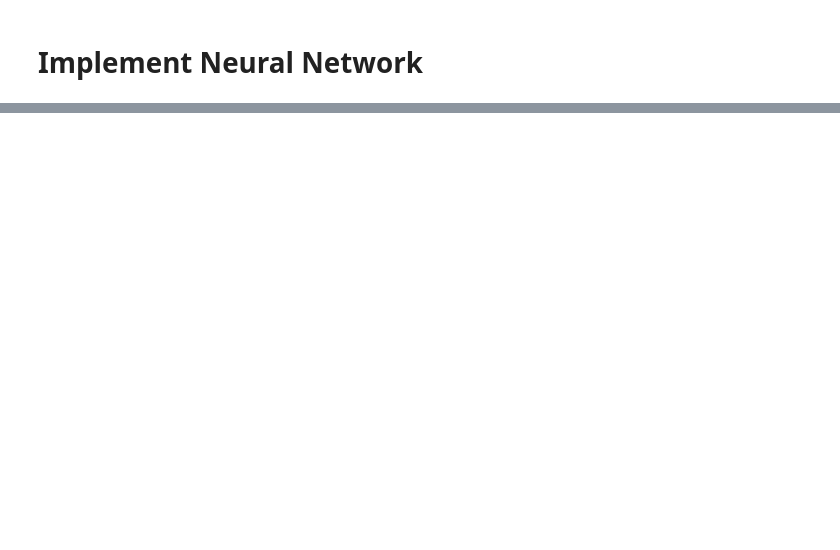
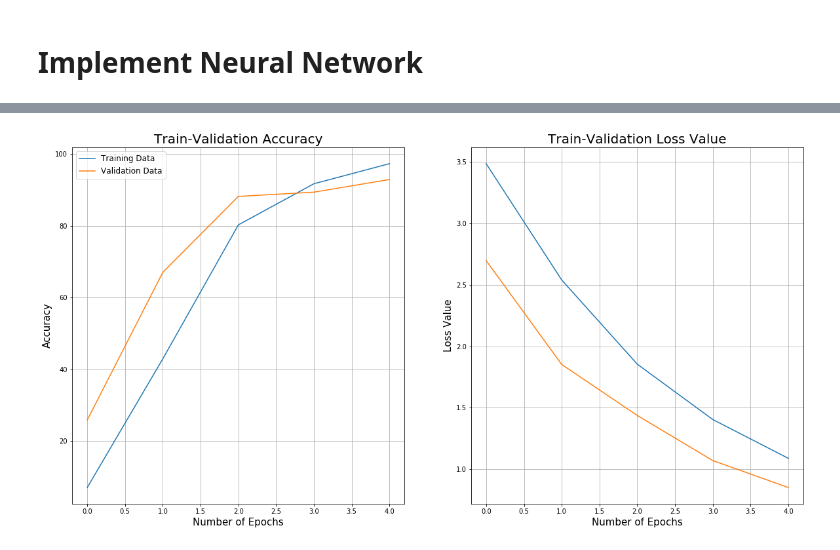
Before and after one commit to Versed-In-Tidy/NeuralNet_Project, a Jupyter notebook: Images/Modeling_test.ipynb, the cells around one changed output, grey strips where cells are left out. Drawn from its saved outputs; the diff is of its cells as text; code cells hidden in the pictures; blank space fills up the shorter version.

```diff
--- a/Images/Modeling_test.ipynb
+++ b/Images/Modeling_test.ipynb
@@ -186,7 +186,7 @@ momentum = 0.9         # Momentum for optimizer
 learning_rate = .001   # Learning rate for our model
 
 # User stuff
-print_every = 1        # How often do we want to print our performance?
+print_every = 5        # How often do we want to print our performance?
 # %%
 # Define your loss function, optimizer and features
 criterion = nn.CrossEntropyLoss()
@@ -222,7 +222,7 @@ for epoch in range(1, n_epochs+1):
     print(f'Epoch {epoch}\n')
 
     # Iterate through every training batch
-    for batch_idx, batch in enumerate(dataloader_test):
+    for batch_idx, batch in enumerate(dataloader_train):
 
         #Plus one over here to properly match the class_ids
         data_, target_ = batch['image'].to(device), batch['id_min_1'].to(device)
@@ -437,0 +433,23 @@ tensor([[-0.6166, -0.4916, -0.5066,  0.2180, -0.7647, -0.5675,  2.3030,  1.0329,
+# %%
+# Train-Validation Accuracy
+plt.figure(figsize=(20,10))
+plt.subplot(1, 2, 1)
+plt.title("Train-Validation Accuracy", fontsize=20)
+plt.plot(train_acc, label='Training Data')
+plt.plot(val_acc, label='Validation Data')
+plt.xlabel('Number of Epochs', fontsize=15)
+plt.ylabel('Accuracy', fontsize=15)
+plt.legend(loc='best', fontsize=12)
+plt.grid()
+
+# Train-Validation Loss Value
+plt.subplot(1, 2, 2)
+plt.title("Train-Validation Loss Value", fontsize=20)
+plt.plot(train_loss, label='Training Data')
+plt.plot(val_loss, label='Validation Data')
+plt.xlabel('Number of Epochs', fontsize=15)
+plt.ylabel('Loss Value', fontsize=15)
+plt.grid();
+plt.save
+# %% [output]
+[figure, added]
```
Also changed, not shown: parts of 9 cells of this notebook.
